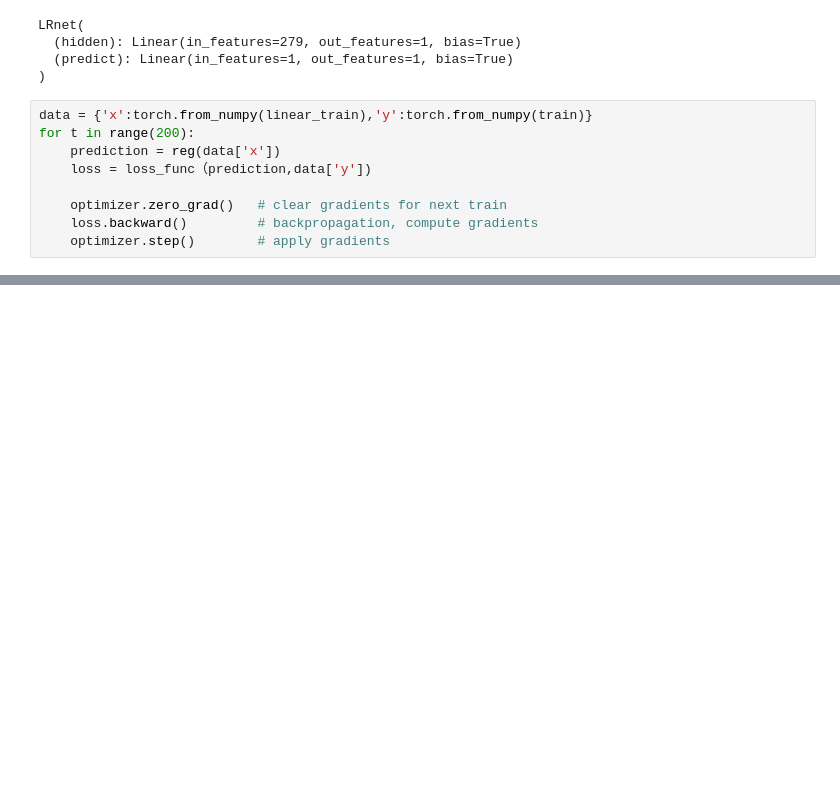
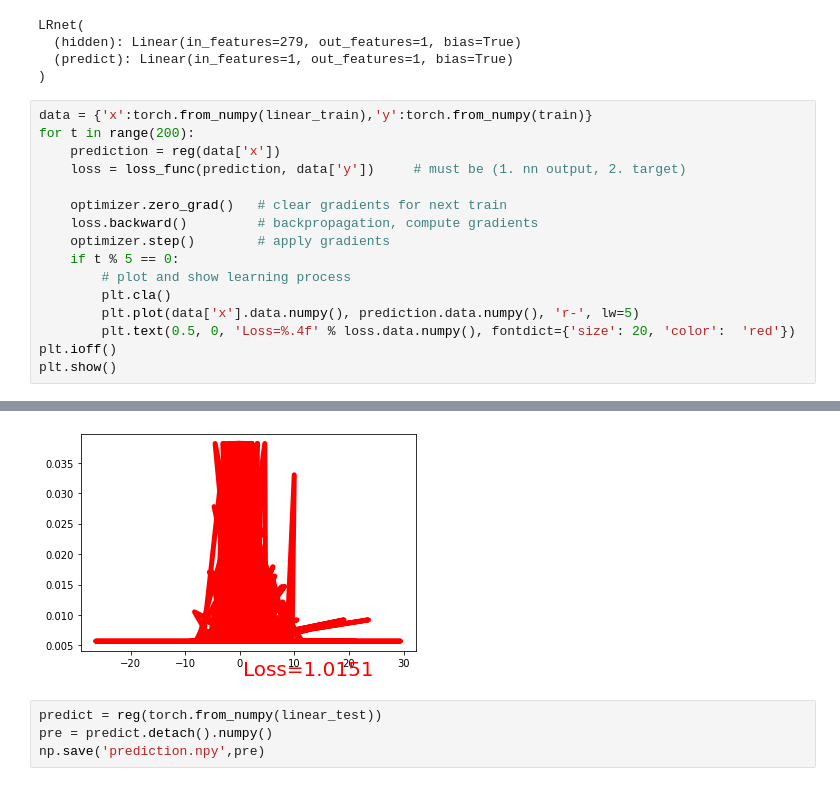
Before and after one commit to PlatanusCarl/CNN, a Jupyter notebook: homework3/main.ipynb, the cells around one changed output, grey strips where cells are left out. Drawn from its saved outputs; the diff is of its cells as text; blank space fills up the shorter version.

```diff
--- a/homework3/main.ipynb
+++ b/homework3/main.ipynb
@@ -67,9 +67,16 @@ LRnet(
 data = {'x':torch.from_numpy(linear_train),'y':torch.from_numpy(train)}
 for t in range(200):
     prediction = reg(data['x'])
-    loss = loss_func（prediction,data['y'])
+    loss = loss_func(prediction, data['y'])     # must be (1. nn output, 2. target)
 
     optimizer.zero_grad()   # clear gradients for next train
     loss.backward()         # backpropagation, compute gradients
     optimizer.step()        # apply gradients
+    if t % 5 == 0:
+        # plot and show learning process
+        plt.cla()
+        plt.plot(data['x'].data.numpy(), prediction.data.numpy(), 'r-', lw=5)
+        plt.text(0.5, 0, 'Loss=%.4f' % loss.data.numpy(), fontdict={'size': 20, 'color':  'red'})
+plt.ioff()
+plt.show()
 # %% [output]
@@ -76,0 +83,5 @@ SyntaxError: invalid character in identifier (<ipython-input-30-ca3f373ce640>, l
+[figure, added]
+# %%
+predict = reg(torch.from_numpy(linear_test))
+pre = predict.detach().numpy()
+np.save('prediction.npy',pre)
```
Also changed, not shown: parts of 1 cell of this notebook, 1 other file.
